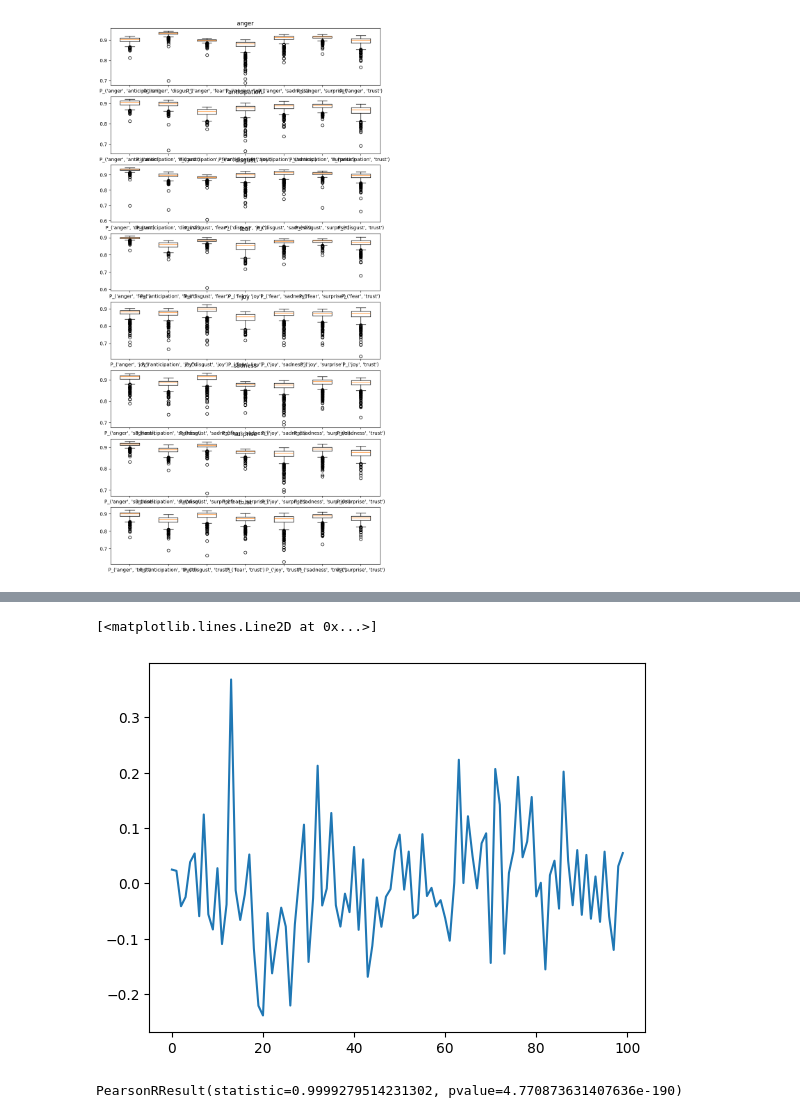
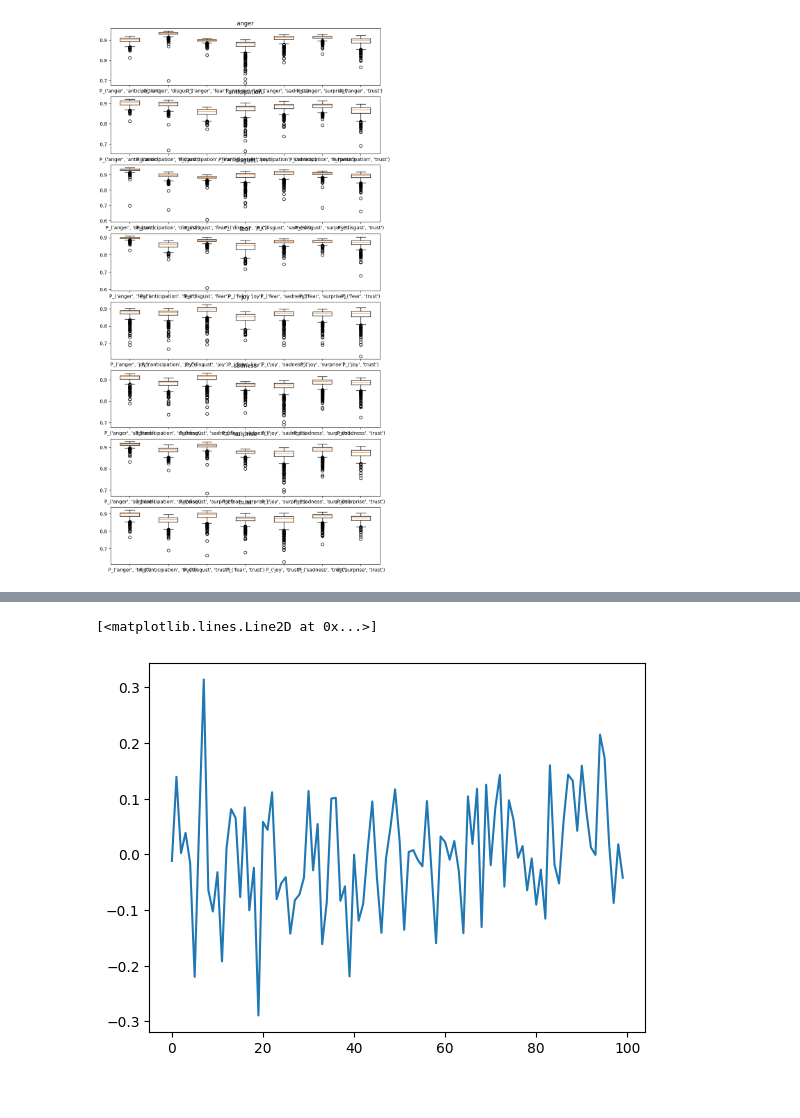
Before and after one commit to jahzeel-ulises/MODULACION, a Jupyter notebook: Clasificacion.ipynb, the cells around one changed output, grey strips where cells are left out. Saved outputs shown, nothing was run; the diff lists cells and outputs as text; code cells hidden in the pictures.

```diff
--- a/Clasificacion.ipynb
+++ b/Clasificacion.ipynb
@@ -185,14 +204,8 @@ for emotion in emotion_list:
 # %%
 from memspectrum import MESA
 
-word = poems_fst["disgust"].wv.get_vector("died",norm=True)
+word = poems_w2v["disgust"].wv.get_vector("died",norm=True)
+plt.plot(word)
+# %% [output]
+[<matplotlib.lines.Line2D at 0x...>]
+[figure, added]
-# %%
-plt.plot(poems_fst["disgust"].wv.get_vector("cold",norm=True))
-# %% [output]
-[<matplotlib.lines.Line2D at 0x...>]
-[figure, removed]
-# %%
-from scipy.stats import pearsonr
-pearsonr(poems_fst["disgust"].wv.get_vector("cold"),poems_fst["disgust"].wv.get_vector("clay"))
-# %% [output]
-PearsonRResult(statistic=0.9999279514231302, pvalue=4.770873631407636e-190)
```
Also changed, not shown: parts of 11 cells of this notebook, 1 other file.
